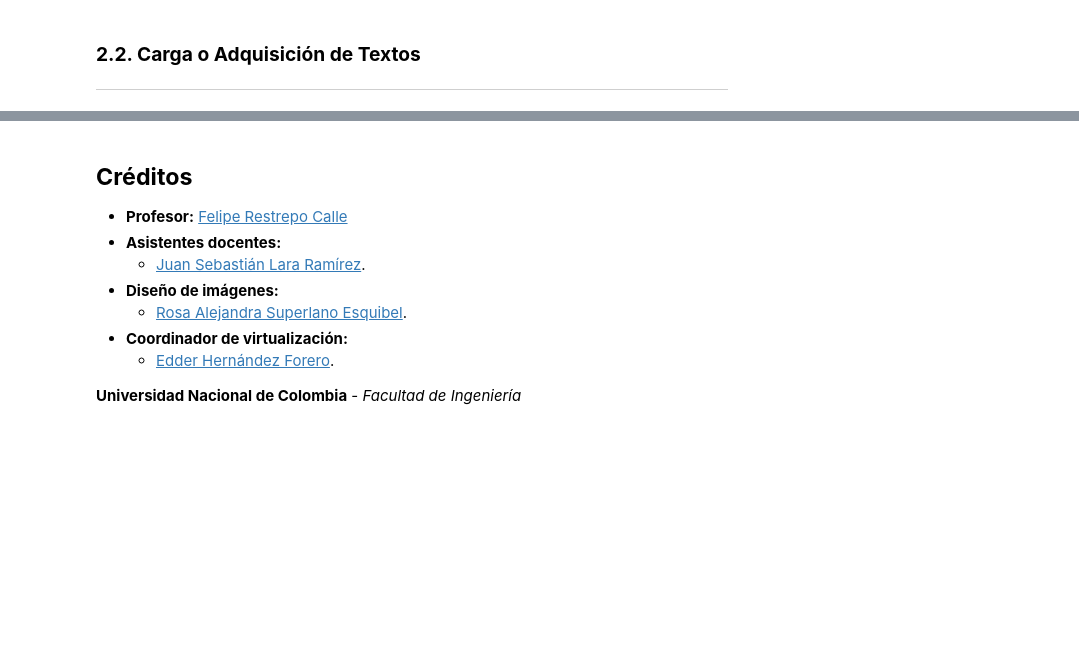
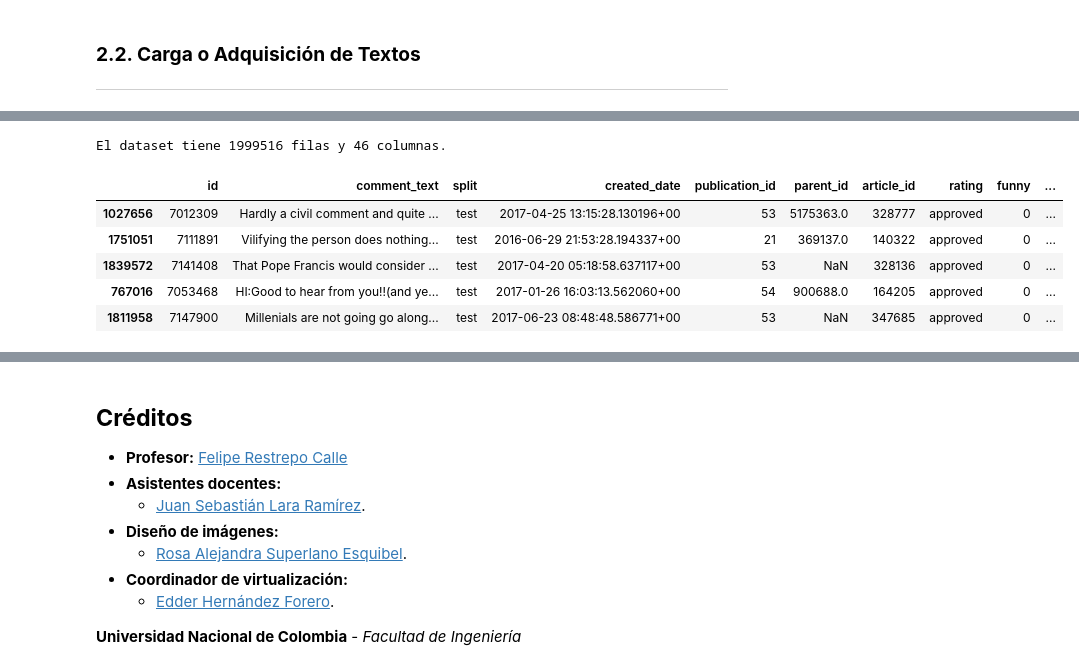
Before and after one commit to madboffin/proy_NLP_unal, a Jupyter notebook: 0_project_main.ipynb, the cells around one changed output, grey strips where cells are left out. Cells and saved outputs as stored; diff of their text form; code cells hidden in the pictures; blank space fills up the shorter version.

```diff
--- a/0_project_main.ipynb
+++ b/0_project_main.ipynb
@@ -120,0 +130,14 @@ El dataset tiene 1999516 filas y 46 columnas.
+# %%
+comments_total = pd.read_csv(output, dtype=str)
+print(f"El dataset tiene {comments_total.shape[0]} filas y {comments_total.shape[1]} columnas.")
+comments = comments_total.query("split=='test'").sample(50_000, random_state=42)
+comments["split"].value_counts()
+comments.head()
+# %% [output]
+El dataset tiene 1999516 filas y 46 columnas.
+|  | id | comment_text | split | created_date | publication_id | parent_id | article_id | rating | funny | ... |
+| 1027656 | 7012309 | Hardly a civil comment and quite ... | test | 2017-04-25 13:15:28.130196+00 | 53 | 5175363.0 | 328777 | approved | 0 | ... |
+| 1751051 | 7111891 | Vilifying the person does nothing... | test | 2016-06-29 21:53:28.194337+00 | 21 | 369137.0 | 140322 | approved | 0 | ... |
+| 1839572 | 7141408 | That Pope Francis would consider ... | test | 2017-04-20 05:18:58.637117+00 | 53 | NaN | 328136 | approved | 0 | ... |
+| 767016 | 7053468 | HI:Good to hear from you!!(and ye... | test | 2017-01-26 16:03:13.562060+00 | 54 | 900688.0 | 164205 | approved | 0 | ... |
+| 1811958 | 7147900 | Millenials are not going go along... | test | 2017-06-23 08:48:48.586771+00 | 53 | NaN | 347685 | approved | 0 | ... |
```
Also changed, not shown: parts of 20 cells of this notebook.
